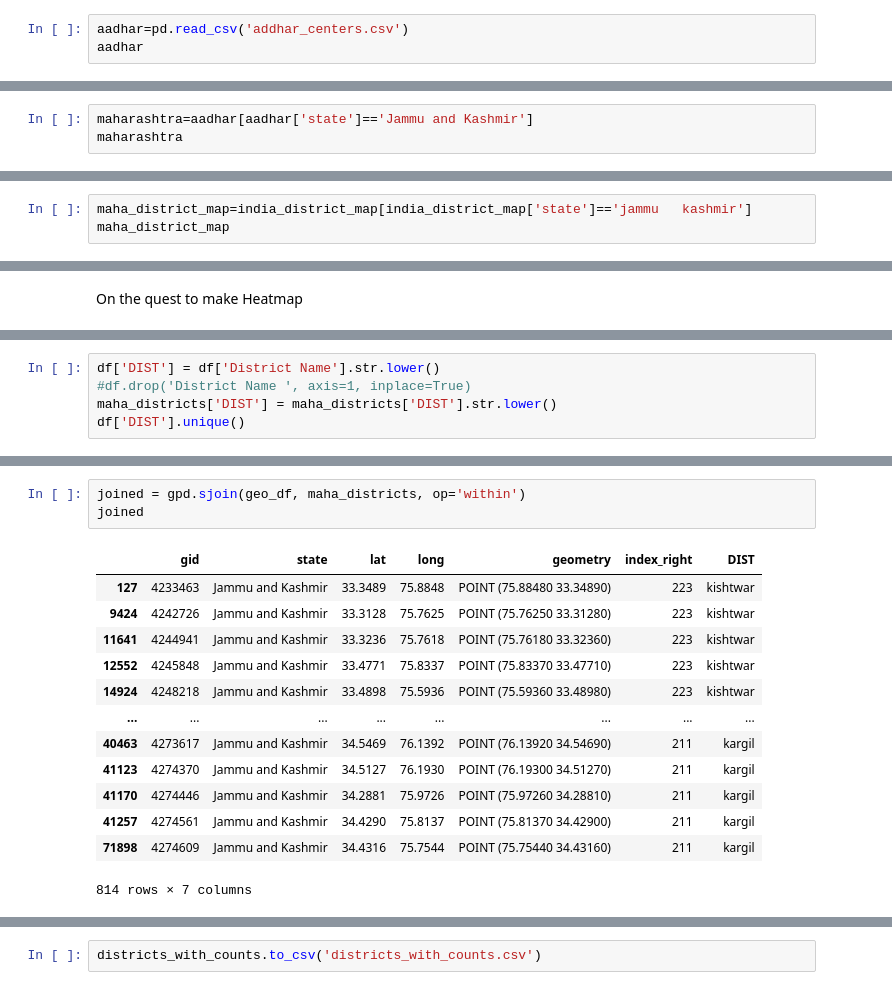
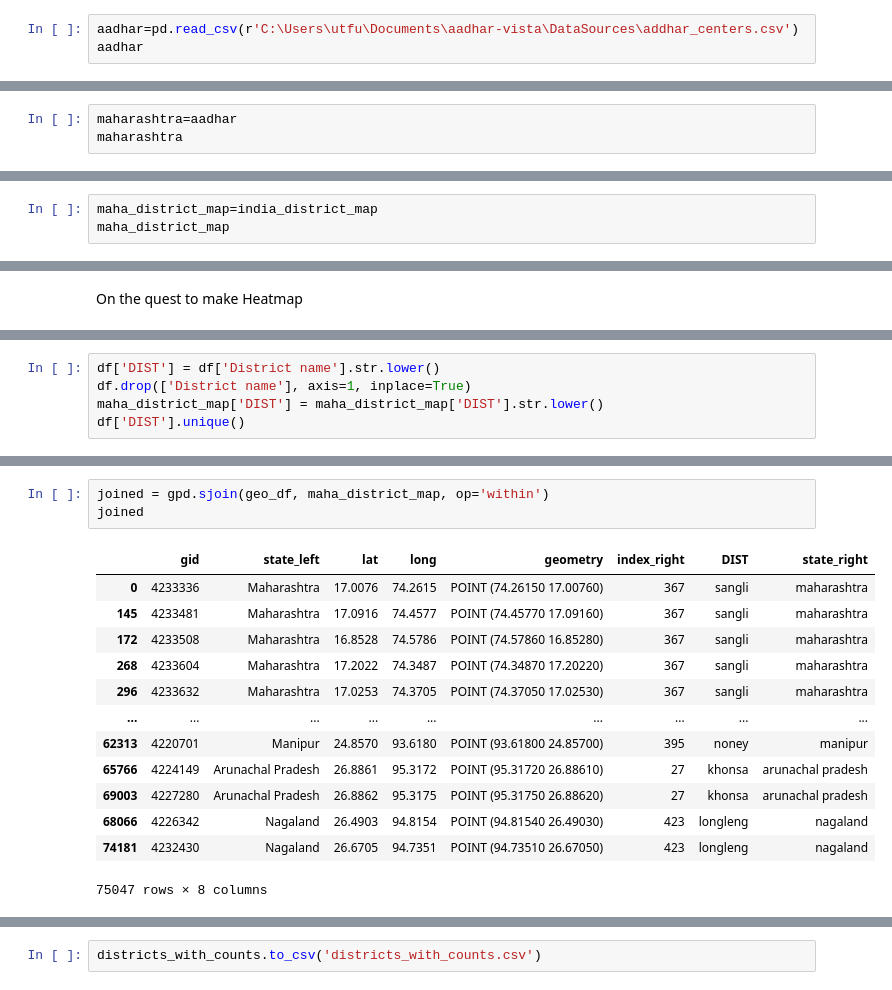
Before and after one commit to papichoolo/aadhar-vista, a Jupyter notebook: EDA/StateEDA.ipynb, the cells around one changed output, grey strips where cells are left out. Saved outputs shown, nothing was run; the diff lists cells and outputs as text.

```diff
--- a/EDA/StateEDA.ipynb
+++ b/EDA/StateEDA.ipynb
@@ -54,7 +54,7 @@ india_district_map
 # %% [markdown]
 ## Loading Aadhar Locations
 # %%
-aadhar=pd.read_csv('addhar_centers.csv')
+aadhar=pd.read_csv(r'C:\Users\utfu\Documents\aadhar-vista\DataSources\addhar_centers.csv')
 aadhar
 # %% [output]
 |  | gid | state | lat | long |
@@ -120,7 +120,7 @@ Garbage ends here
 # %% [markdown]
 # Mapping for Maharashtra
 # %%
-maharashtra=aadhar[aadhar['state']=='Jammu and Kashmir']
+maharashtra=aadhar
 maharashtra
 # %% [output]
 |  | gid | state | lat | long |
@@ -153,7 +153,7 @@ india_district_map
 | 717 | NORTH 24 PARGANAS | MULTIPOLYGON (((88.83472 21.60722... | west bengal |
 718 rows × 3 columns
 # %%
-maha_district_map=india_district_map[india_district_map['state']=='jammu   kashmir']
+maha_district_map=india_district_map
 maha_district_map
 # %% [output]
 |  | DIST | geometry | state |
@@ -262,6 +271,6 @@ df= pd.read_csv('jnk_districtwise_population.csv')
 # %%
-df['DIST'] = df['District Name'].str.lower()
-#df.drop('District Name ', axis=1, inplace=True)
-maha_districts['DIST'] = maha_districts['DIST'].str.lower()
+df['DIST'] = df['District name'].str.lower()
+df.drop(['District name'], axis=1, inplace=True)
+maha_district_map['DIST'] = maha_district_map['DIST'].str.lower()
 df['DIST'].unique()
 # %% [output]
@@ -301,20 +376,20 @@ merged_df
 # %%
-joined = gpd.sjoin(geo_df, maha_districts, op='within')
+joined = gpd.sjoin(geo_df, maha_district_map, op='within')
 joined
 # %% [output]
-|  | gid | state | lat | long | geometry | index_right | DIST |
-| 127 | 4233463 | Jammu and Kashmir | 33.3489 | 75.8848 | POINT (75.88480 33.34890) | 223 | kishtwar |
-| 9424 | 4242726 | Jammu and Kashmir | 33.3128 | 75.7625 | POINT (75.76250 33.31280) | 223 | kishtwar |
-| 11641 | 4244941 | Jammu and Kashmir | 33.3236 | 75.7618 | POINT (75.76180 33.32360) | 223 | kishtwar |
-| 12552 | 4245848 | Jammu and Kashmir | 33.4771 | 75.8337 | POINT (75.83370 33.47710) | 223 | kishtwar |
-| 14924 | 4248218 | Jammu and Kashmir | 33.4898 | 75.5936 | POINT (75.59360 33.48980) | 223 | kishtwar |
-| ... | ... | ... | ... | ... | ... | ... | ... |
-| 40463 | 4273617 | Jammu and Kashmir | 34.5469 | 76.1392 | POINT (76.13920 34.54690) | 211 | kargil |
-| 41123 | 4274370 | Jammu and Kashmir | 34.5127 | 76.1930 | POINT (76.19300 34.51270) | 211 | kargil |
-| 41170 | 4274446 | Jammu and Kashmir | 34.2881 | 75.9726 | POINT (75.97260 34.28810) | 211 | kargil |
-| 41257 | 4274561 | Jammu and Kashmir | 34.4290 | 75.8137 | POINT (75.81370 34.42900) | 211 | kargil |
-| 71898 | 4274609 | Jammu and Kashmir | 34.4316 | 75.7544 | POINT (75.75440 34.43160) | 211 | kargil |
+|  | gid | state_left | lat | long | geometry | index_right | DIST | state_right |
+| 0 | 4233336 | Maharashtra | 17.0076 | 74.2615 | POINT (74.26150 17.00760) | 367 | sangli | maharashtra |
+| 145 | 4233481 | Maharashtra | 17.0916 | 74.4577 | POINT (74.45770 17.09160) | 367 | sangli | maharashtra |
+| 172 | 4233508 | Maharashtra | 16.8528 | 74.5786 | POINT (74.57860 16.85280) | 367 | sangli | maharashtra |
+| 268 | 4233604 | Maharashtra | 17.2022 | 74.3487 | POINT (74.34870 17.20220) | 367 | sangli | maharashtra |
+| 296 | 4233632 | Maharashtra | 17.0253 | 74.3705 | POINT (74.37050 17.02530) | 367 | sangli | maharashtra |
+| ... | ... | ... | ... | ... | ... | ... | ... | ... |
+| 62313 | 4220701 | Manipur | 24.8570 | 93.6180 | POINT (93.61800 24.85700) | 395 | noney | manipur |
+| 65766 | 4224149 | Arunachal Pradesh | 26.8861 | 95.3172 | POINT (95.31720 26.88610) | 27 | khonsa | arunachal pradesh |
+| 69003 | 4227280 | Arunachal Pradesh | 26.8862 | 95.3175 | POINT (95.31750 26.88620) | 27 | khonsa | arunachal pradesh |
+| 68066 | 4226342 | Nagaland | 26.4903 | 94.8154 | POINT (94.81540 26.49030) | 423 | longleng | nagaland |
+| 74181 | 4232430 | Nagaland | 26.6705 | 94.7351 | POINT (94.73510 26.67050) | 423 | longleng | nagaland |
-814 rows × 7 columns
+75047 rows × 8 columns
 # %%
 office_counts = joined.groupby('DIST').size().reset_index(name='office_count')
 
```
Also changed, not shown: parts of 39 cells of this notebook, 4 other files.
